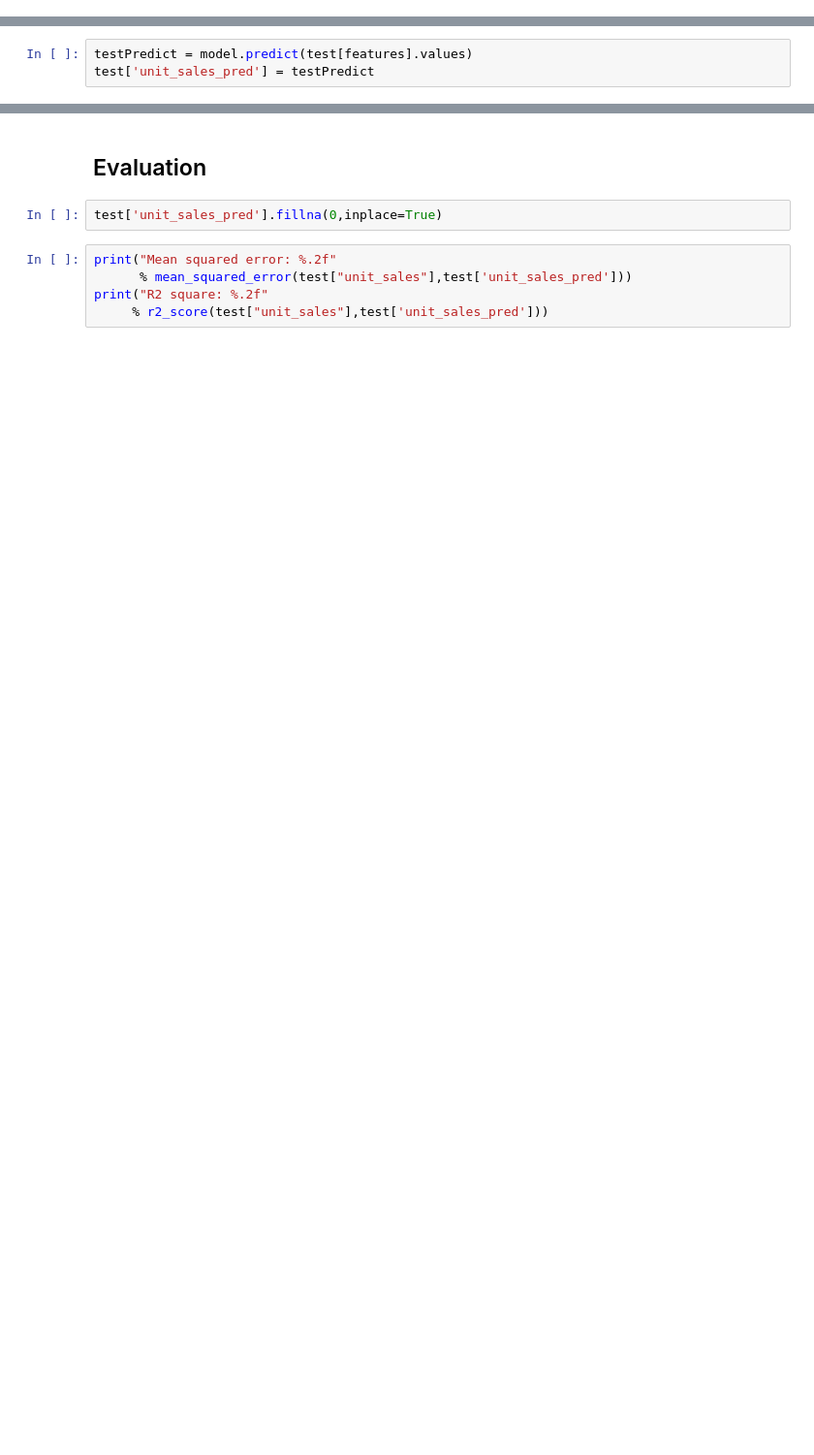
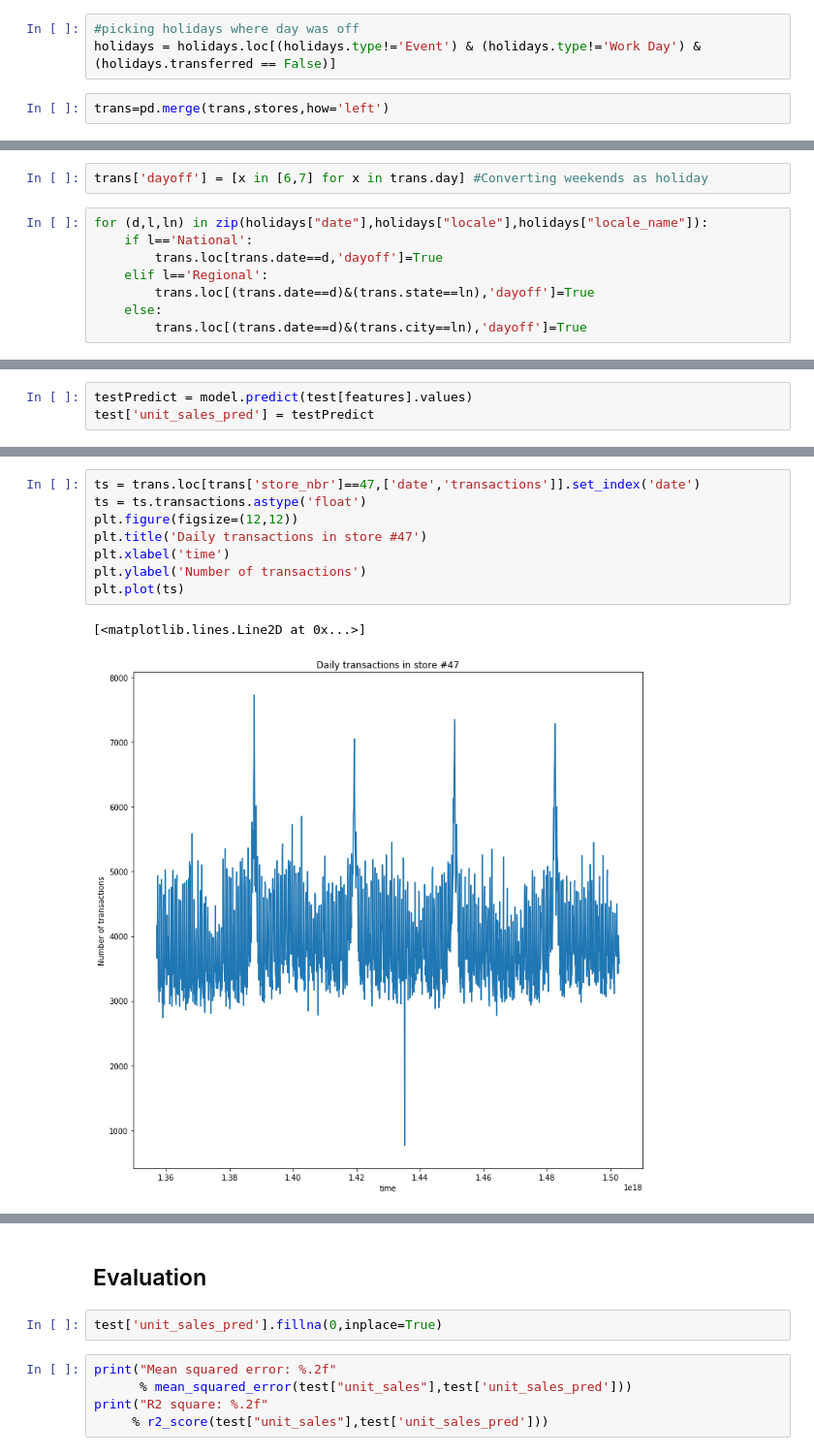
Before and after one commit to mayankaggarwal/SharedData, a Jupyter notebook: CompetitionsScripts/CorporationGrocerySalesPrediction.ipynb, the cells around one changed output, grey strips where cells are left out. Shown at 97% size. Drawn from its saved outputs; the diff is of its cells as text; blank space fills up the shorter version.

```diff
--- a/CompetitionsScripts/CorporationGrocerySalesPrediction.ipynb
+++ b/CompetitionsScripts/CorporationGrocerySalesPrediction.ipynb
@@ -322,0 +258,5 @@ memory usage: 49.0 MB
+# %%
+#picking holidays where day was off
+holidays = holidays.loc[(holidays.type!='Event') & (holidays.type!='Work Day') & (holidays.transferred == False)]
+# %%
+trans=pd.merge(trans,stores,how='left')
@@ -322,0 +265,10 @@ memory usage: 49.0 MB
+# %%
+trans['dayoff'] = [x in [6,7] for x in trans.day] #Converting weekends as holiday
+# %%
+for (d,l,ln) in zip(holidays["date"],holidays["locale"],holidays["locale_name"]):
+    if l=='National':
+        trans.loc[trans.date==d,'dayoff']=True
+    elif l=='Regional':
+        trans.loc[(trans.date==d)&(trans.state==ln),'dayoff']=True
+    else:
+        trans.loc[(trans.date==d)&(trans.city==ln),'dayoff']=True
@@ -428,0 +430,11 @@ test['unit_sales_pred'] = testPredict
+# %%
+ts = trans.loc[trans['store_nbr']==47,['date','transactions']].set_index('date')
+ts = ts.transactions.astype('float')
+plt.figure(figsize=(12,12))
+plt.title('Daily transactions in store #47')
+plt.xlabel('time')
+plt.ylabel('Number of transactions')
+plt.plot(ts)
+# %% [output]
+[<matplotlib.lines.Line2D at 0x...>]
+[figure, added]
```
Also changed, not shown: parts of 48 cells of this notebook.
